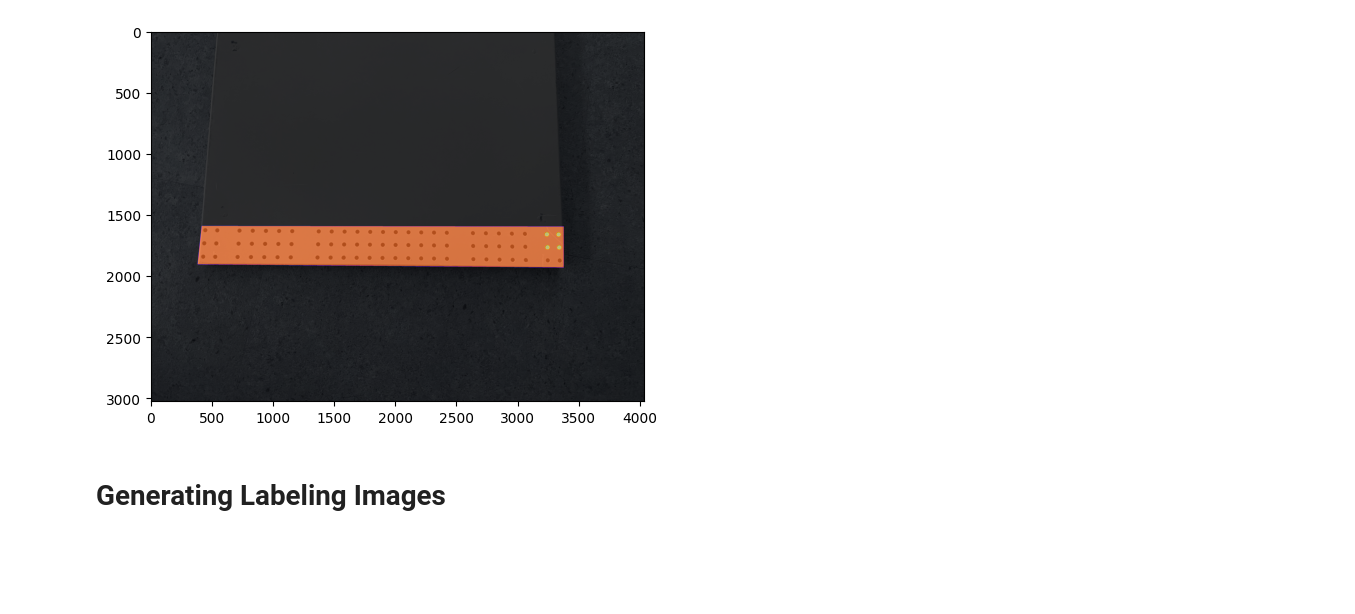
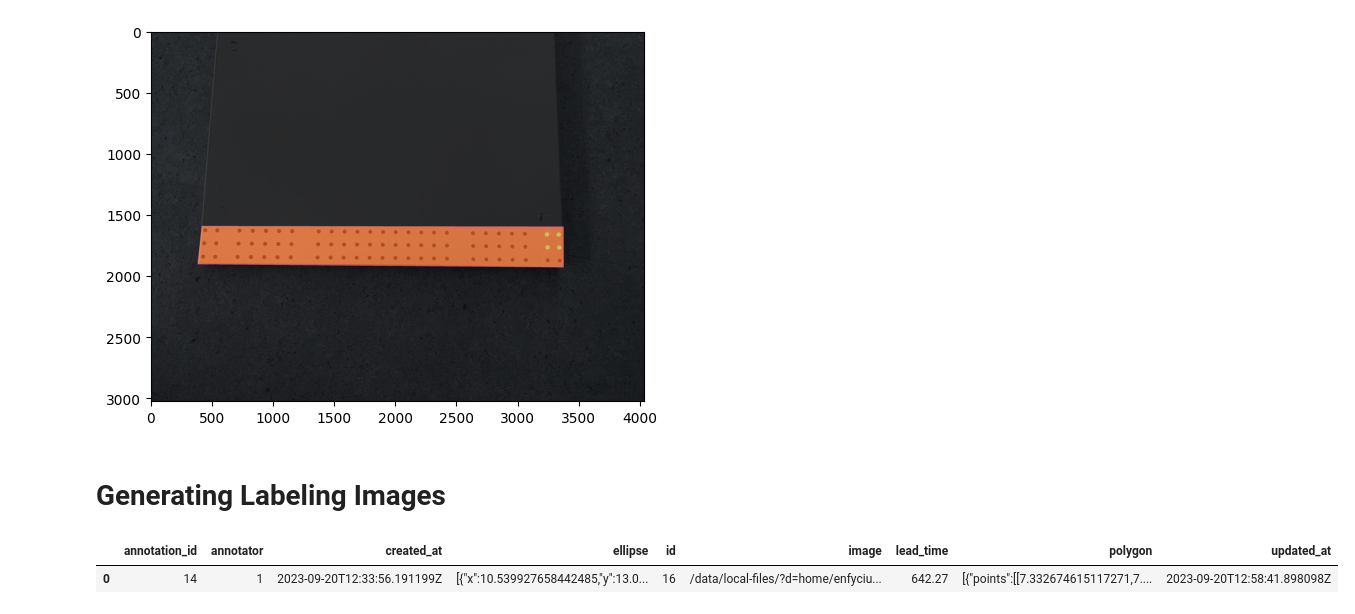
Before and after one commit to ConstructionIT/LH2023, a Jupyter notebook: generate_label_v3.ipynb, the cells around one changed output. Cells and saved outputs as stored; diff of their text form; code cells hidden in the pictures; blank space fills up the shorter version.

```diff
--- a/generate_label_v3.ipynb
+++ b/generate_label_v3.ipynb
@@ -401,2 +401,7 @@ SAMPLE_LABEL_IMAGES = "/home/enfycius/Documents/test.csv"
 # %%
 train_df = pd.read_csv(SAMPLE_LABEL_IMAGES)
+# %%
+train_df
+# %% [output]
+|  | annotation_id | annotator | created_at | ellipse | id | image | lead_time | polygon | updated_at |
+| 0 | 14 | 1 | 2023-09-20T12:33:56.191199Z | [{"x":10.539927658442485,"y":13.0... | 16 | /data/local-files/?d=home/enfyciu... | 642.27 | [{"points":[[7.332674615117271,7.... | 2023-09-20T12:58:41.898098Z |
```
Also changed, not shown: parts of 9 cells of this notebook, 2 other files.
